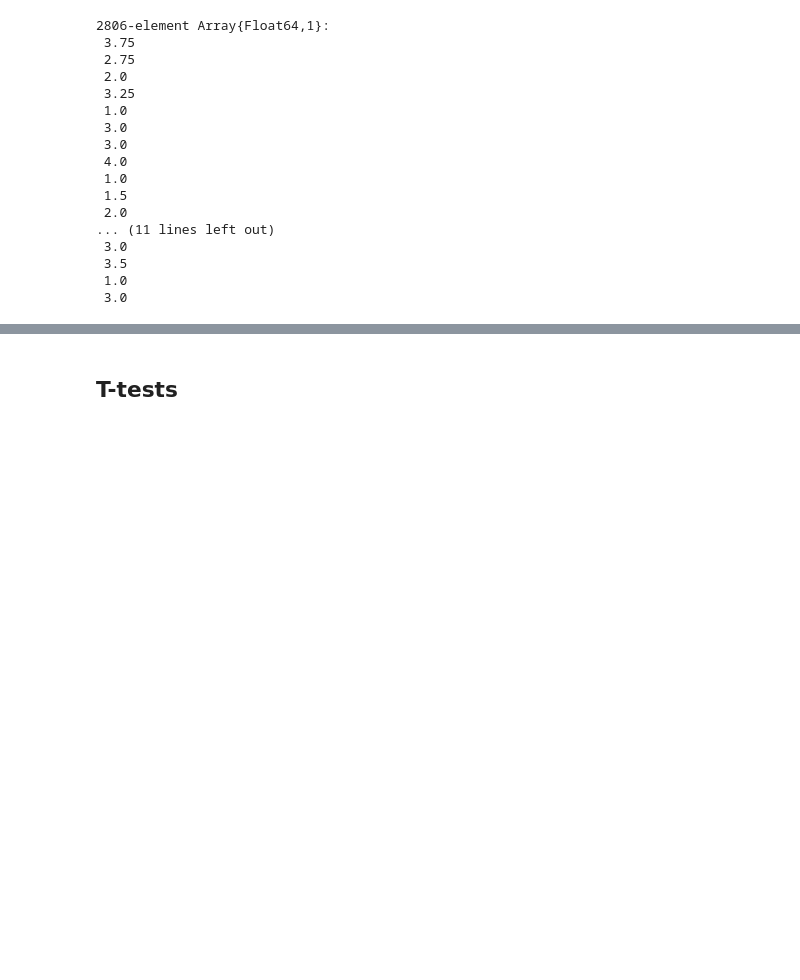
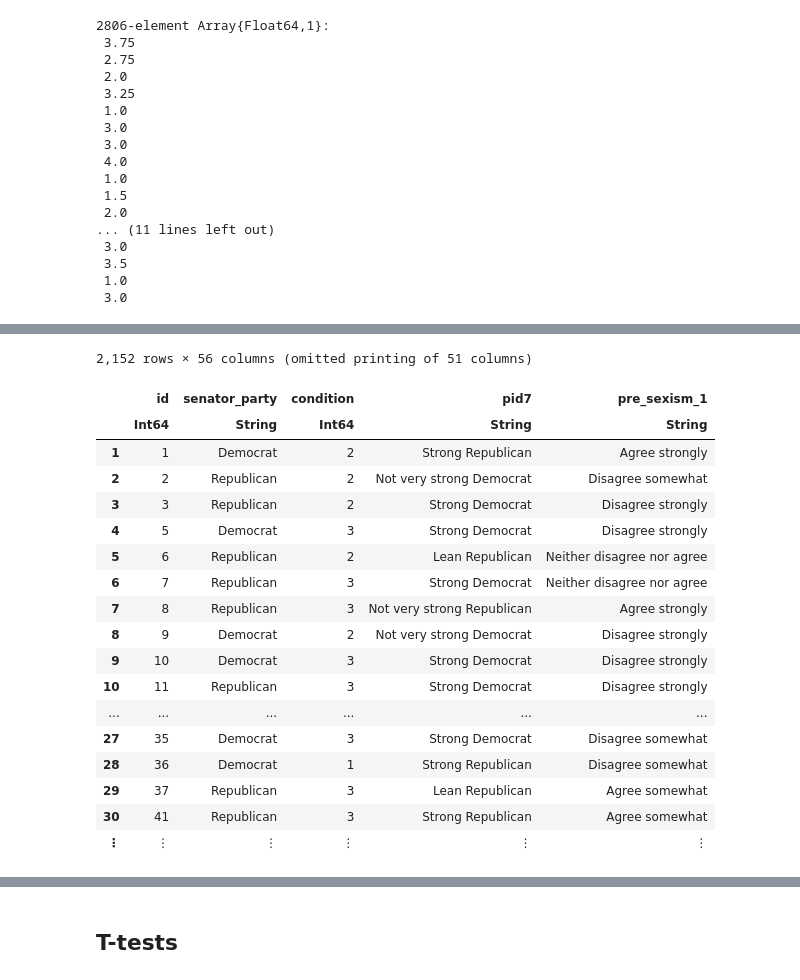
Before and after one commit to mattcingram/rep1_julia, a Jupyter notebook: code/rep1_julia.ipynb, the cells around one changed output, grey strips where cells are left out. Saved outputs shown, nothing was run; the diff lists cells and outputs as text; code cells hidden in the pictures; blank space fills up the shorter version.

```diff
--- a/code/rep1_julia.ipynb
+++ b/code/rep1_julia.ipynb
@@ -754,0 +852,3 @@ df1[:pre_sexism] = ((df1[:pre_sexism_1new] + df1[:pre_sexism_2new] + df1[:pre_se
+# %%
+# sexism
+df1[:change_sexism] = (df1.post_sexism) - (df1.pre_sexism)
@@ -754,0 +873,4 @@ df1[:pre_sexism] = ((df1[:pre_sexism_1new] + df1[:pre_sexism_2new] + df1[:pre_se
+# %%
+### new variables:
+# percent change from pretest to posttest ##### favorability
+df1[:perchange_favorability] = (((df1[:post_favorability].+1) - (df1[:pre_favorability].+1))./(df1[:pre_favorability].+1))*100
@@ -754,0 +895,3 @@ df1[:pre_sexism] = ((df1[:pre_sexism_1new] + df1[:pre_sexism_2new] + df1[:pre_se
+# %%
+# vote
+df1[:perchange_vote] = (((df1.post_vote.+1) - (df1.pre_vote.+1))./(df1.pre_vote.+1))*100
@@ -754,0 +916,3 @@ df1[:pre_sexism] = ((df1[:pre_sexism_1new] + df1[:pre_sexism_2new] + df1[:pre_se
+# %%
+# sexism
+df1[:perchange_sexism] = (((df1[:post_sexism].+1) - (df1[:pre_sexism].+1))./(df1[:pre_sexism].+1))*100
@@ -754,0 +937,23 @@ df1[:pre_sexism] = ((df1[:pre_sexism_1new] + df1[:pre_sexism_2new] + df1[:pre_se
+# %%
+# subset: without independents/notsures
+partydat = df1[(df1[:sameparty] .!= "Independents/Not sures"),:]
+# %% [output]
+2,152 rows × 56 columns (omitted printing of 51 columns)
+|  | id | senator_party | condition | pid7 | pre_sexism_1 |
+|  | Int64 | String | Int64 | String | String |
+| 1 | 1 | Democrat | 2 | Strong Republican | Agree strongly |
+| 2 | 2 | Republican | 2 | Not very strong Democrat | Disagree somewhat |
+| 3 | 3 | Republican | 2 | Strong Democrat | Disagree strongly |
+| 4 | 5 | Democrat | 3 | Strong Democrat | Disagree strongly |
+| 5 | 6 | Republican | 2 | Lean Republican | Neither disagree nor agree |
+| 6 | 7 | Republican | 3 | Strong Democrat | Neither disagree nor agree |
+| 7 | 8 | Republican | 3 | Not very strong Republican | Agree strongly |
+| 8 | 9 | Democrat | 2 | Not very strong Democrat | Disagree strongly |
+| 9 | 10 | Democrat | 3 | Strong Democrat | Disagree strongly |
+| 10 | 11 | Republican | 3 | Strong Democrat | Disagree strongly |
+| ... | ... | ... | ... | ... | ... |
+| 27 | 35 | Democrat | 3 | Strong Democrat | Disagree somewhat |
+| 28 | 36 | Democrat | 1 | Strong Republican | Disagree somewhat |
+| 29 | 37 | Republican | 3 | Lean Republican | Agree somewhat |
+| 30 | 41 | Republican | 3 | Strong Republican | Agree somewhat |
+| ⋮ | ⋮ | ⋮ | ⋮ | ⋮ | ⋮ |
```
Also changed, not shown: parts of 16 cells of this notebook.
